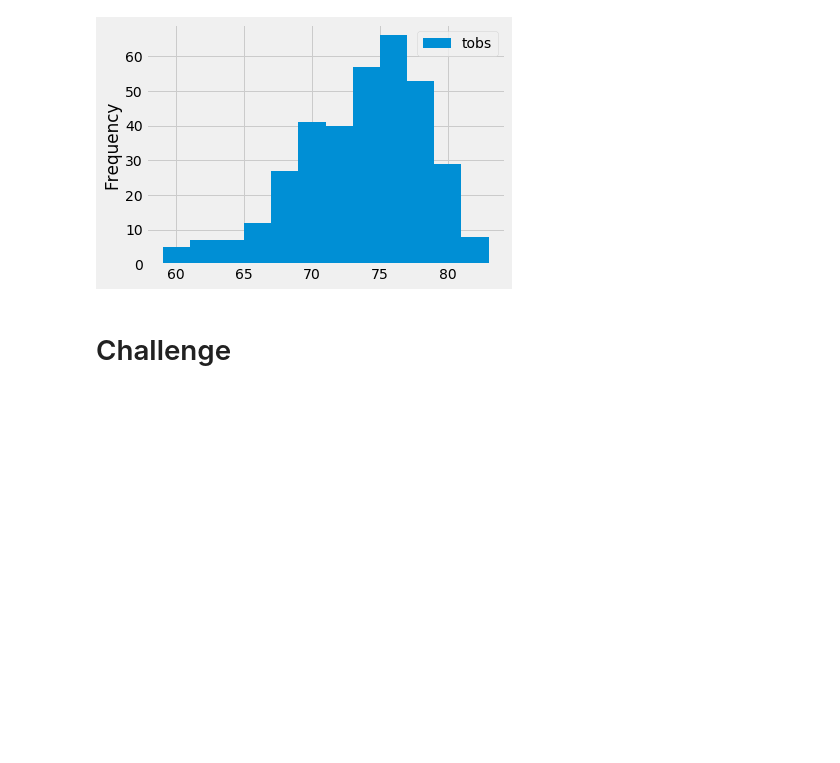
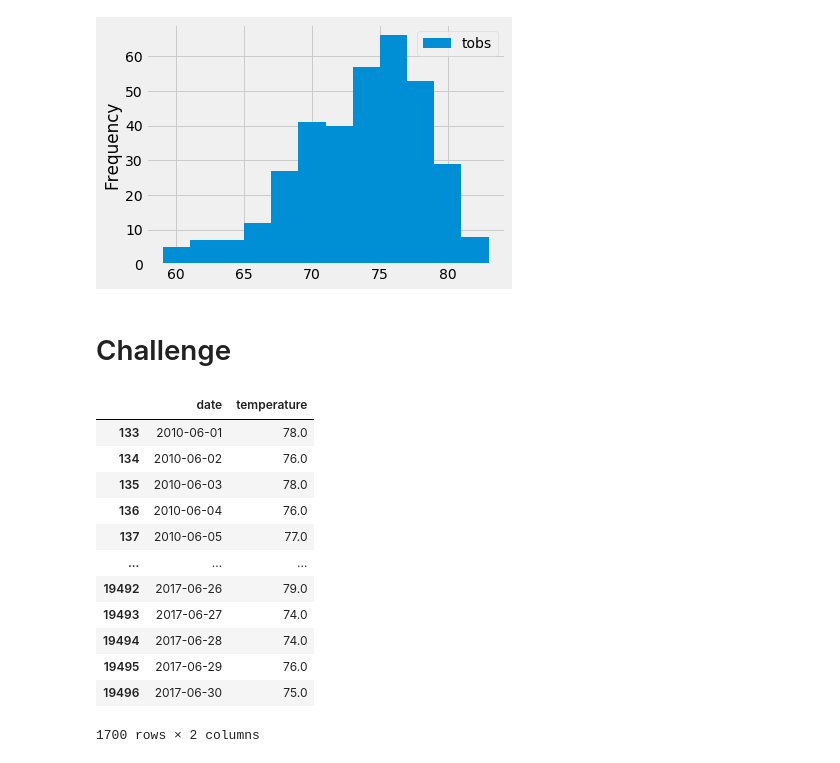
Before and after one commit to cjradomski/surfs_up, a Jupyter notebook: climate_analysis.ipynb, the cells around one changed output. Drawn from its saved outputs; the diff is of its cells as text; code cells hidden in the pictures; blank space fills up the shorter version.

```diff
--- a/climate_analysis.ipynb
+++ b/climate_analysis.ipynb
@@ -127,3 +127,37 @@ plt.tight_layout()
 # and return the minimum, average, and maximum temperatures for that range of dates
 # %% [markdown]
 # Challenge
+# %%
+# Design a query to retrieve the temperature data across all stations and describe summary statistics.
+
+# Perform a query to retrieve temperature
+temp_results = []
+temp_results = session.query(Measurement.date, Measurement.tobs)
+
+# Save the query results as a Pandas DataFrame and set the index to the date column
+df_temp = pd.DataFrame(temp_results, columns=['date', 'temperature'])
+
+# Sort the dataframe by date
+df_temp = df_temp.sort_index()
+#print(df_temp.to_string(index=False))
+
+# Convert 'date' columns to datetime
+df_temp['date']= pd.to_datetime(df_temp['date'])
+
+# Filter out data not in the month of JUNE
+df_temp_june = df_temp[df_temp.date.dt.month == 6]
+df_temp_june
+# %% [output]
+|  | date | temperature |
+| 133 | 2010-06-01 | 78.0 |
+| 134 | 2010-06-02 | 76.0 |
+| 135 | 2010-06-03 | 78.0 |
+| 136 | 2010-06-04 | 76.0 |
+| 137 | 2010-06-05 | 77.0 |
+| ... | ... | ... |
+| 19492 | 2017-06-26 | 79.0 |
+| 19493 | 2017-06-27 | 74.0 |
+| 19494 | 2017-06-28 | 74.0 |
+| 19495 | 2017-06-29 | 76.0 |
+| 19496 | 2017-06-30 | 75.0 |
+1700 rows × 2 columns
```
Also changed, not shown: parts of 3 cells of this notebook.
